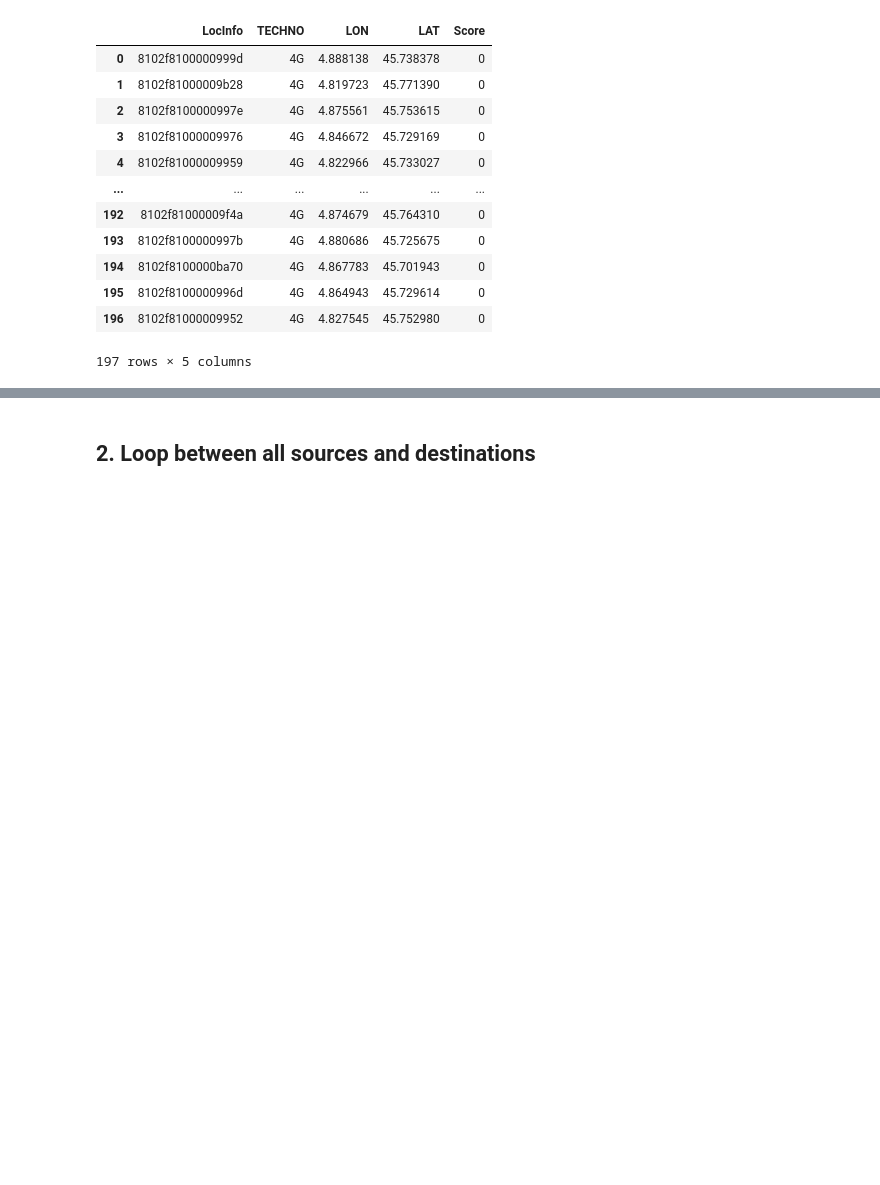
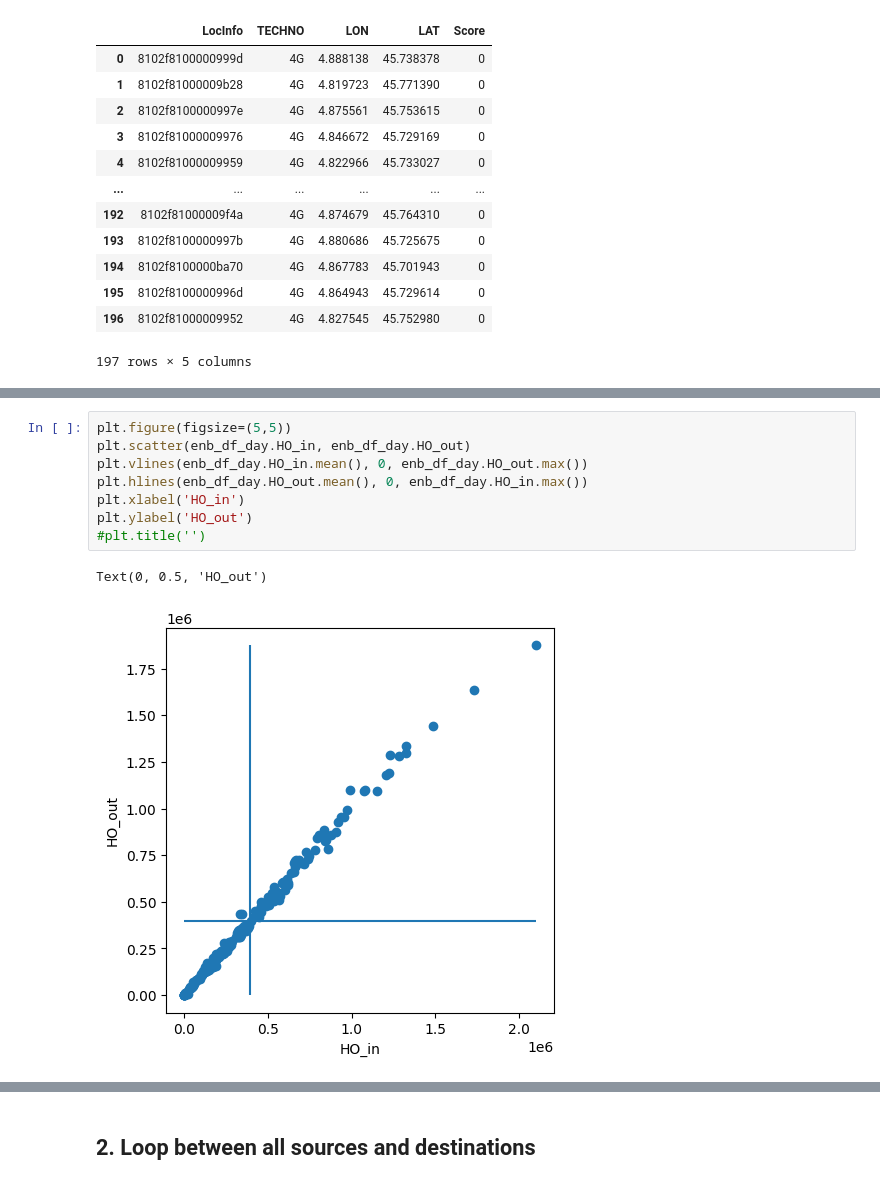
Before and after one commit to eakopyan/Popular-paths, a Jupyter notebook: HOProcess_v2/city_analysis.ipynb, the cells around one changed output, grey strips where cells are left out. Drawn from its saved outputs; the diff is of its cells as text; blank space fills up the shorter version.

```diff
--- a/HOProcess_v2/city_analysis.ipynb
+++ b/HOProcess_v2/city_analysis.ipynb
@@ -391,0 +425,11 @@ TOTAL_HO_DAY
+# %%
+plt.figure(figsize=(5,5))
+plt.scatter(enb_df_day.HO_in, enb_df_day.HO_out)
+plt.vlines(enb_df_day.HO_in.mean(), 0, enb_df_day.HO_out.max())
+plt.hlines(enb_df_day.HO_out.mean(), 0, enb_df_day.HO_in.max())
+plt.xlabel('HO_in')
+plt.ylabel('HO_out')
+#plt.title('')
+# %% [output]
+Text(0, 0.5, 'HO_out')
+[figure, added]
```
Also changed, not shown: parts of 15 cells of this notebook, 2 other files.
